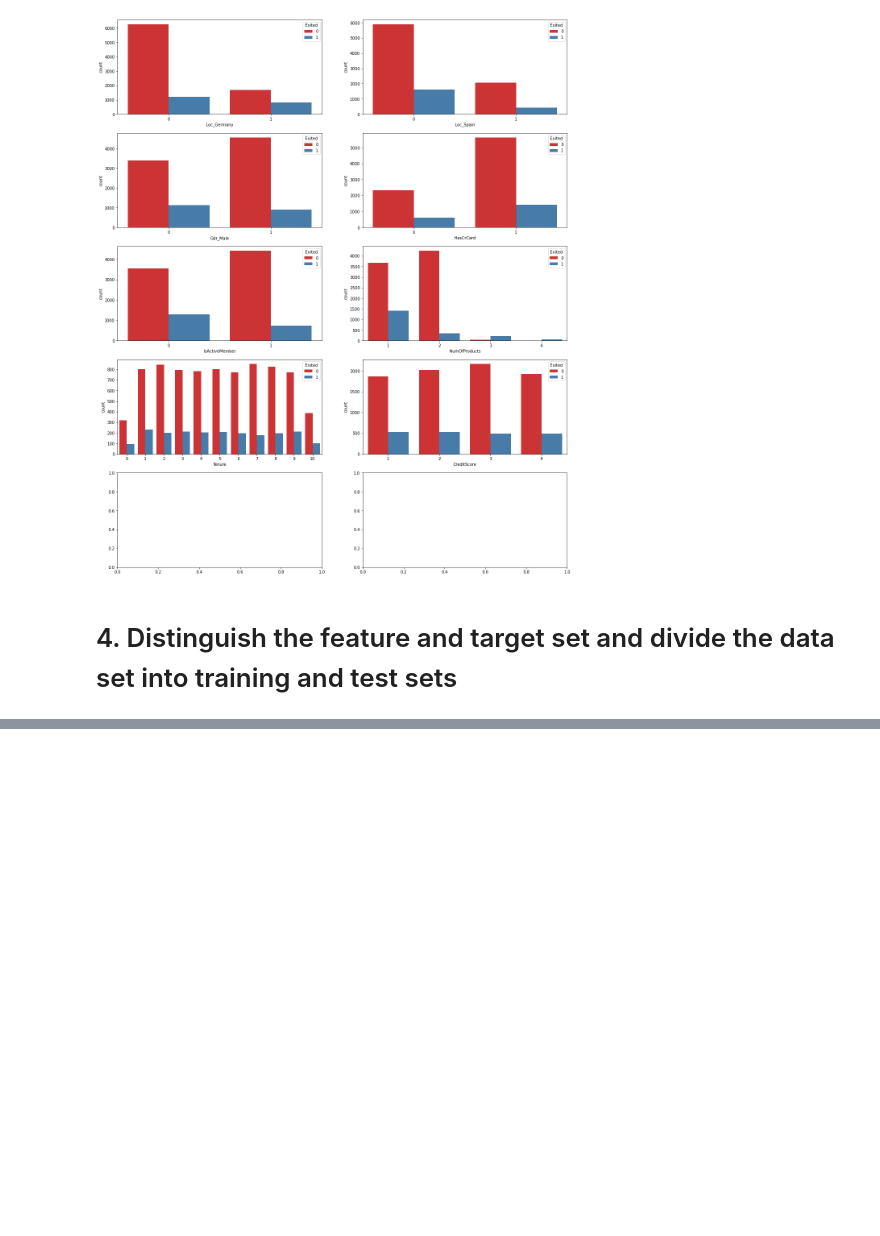
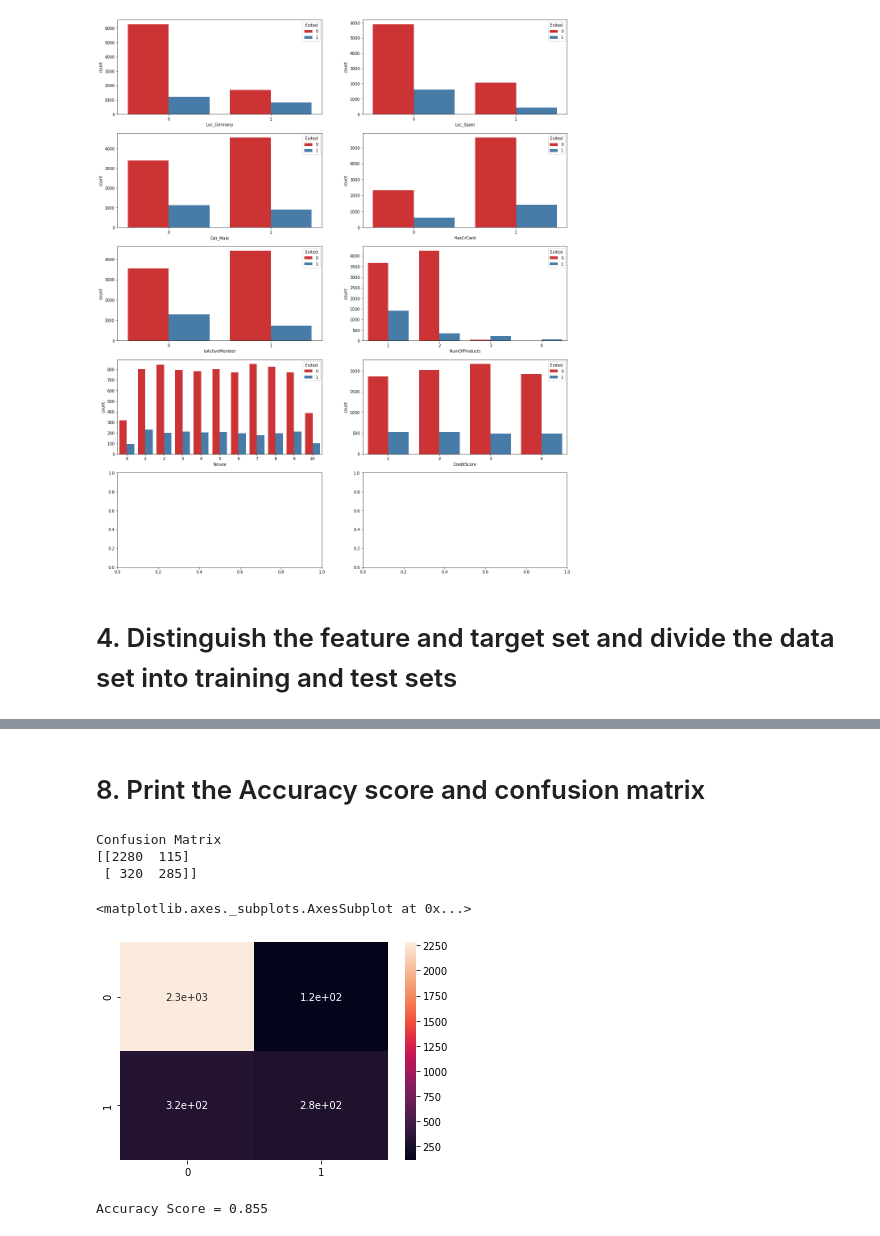
Before and after one commit to kumarand-tcs/AIML-Projects, a Jupyter notebook: BCCP.ipynb, the cells around one changed output, grey strips where cells are left out. Saved outputs shown, nothing was run; the diff lists cells and outputs as text; code cells hidden in the pictures; blank space fills up the shorter version.

```diff
--- a/BCCP.ipynb
+++ b/BCCP.ipynb
@@ -217,0 +289,8 @@ plt.show()
+# %%
+ncols = X_train.shape[0]
+model = Sequential()                                                                                  # Lets initialize the constructor
+model.add(Dense(20, activation='softmax'))                                                            # First hidden layer
+model.add(Dense(10, activation='softmax'))                                                            # Second hidden layer
+model.add(Dense(1, activation = 'softmax'))                                                           # Output layer with one neuron
+model.compile(optimizer='adam', loss='binary_crossentropy',  metrics = ['accuracy'])
+model.fit(X_train,y_train,epochs=25,validation_data=(X_test,y_test),batch_size=32)
@@ -217,0 +316,8 @@ plt.show()
+# %%
+ncols = X_train.shape[0]
+model = Sequential()                                                                                  # Lets initialize the constructor
+model.add(Dense(20, activation='relu'))                                                               # First hidden layer
+model.add(Dense(10, activation='relu') )                                                              # Second hidden layer
+model.add(Dense(1, activation = 'sigmoid'))                                                           # Output layer with one neuron
+model.compile(optimizer='sgd', loss='categorical_crossentropy',  metrics = ['accuracy'])
+model.fit(X_train,y_train,epochs=50,validation_data=(X_test,y_test),batch_size=32)
@@ -217,0 +343,8 @@ plt.show()
+# %%
+ncols = X_train.shape[0]
+model = Sequential()                                                                                  # Lets initialize the constructor
+model.add(Dense(20, activation='relu'))                                                               # First hidden layer
+model.add(Dense(10, activation='relu') )                                                              # Second hidden layer
+model.add(Dense(1, activation = 'sigmoid'))                                                           # Output layer with one neuron
+model.compile(optimizer='adam', loss='binary_crossentropy',  metrics = ['accuracy'])
+model.fit(X_train,y_train,epochs=50,validation_data=(X_test,y_test),batch_size=32)
@@ -217,0 +375,5 @@ plt.show()
+# %%
+y_pred = model.predict(X_test)
+y_pred = (y_pred > 0.5)
+print('Predicting the results using 0.5 threshold')
+print(np.concatenate((y_pred.reshape(len(y_pred),1), y_test.reshape(len(y_test),1)),1))
@@ -217,0 +389,18 @@ plt.show()
+# %% [markdown]
+# 8. Print the Accuracy score and confusion matrix
+# %%
+from sklearn.metrics import confusion_matrix, accuracy_score
+cm = confusion_matrix(y_test, y_pred)
+print ('Confusion Matrix')
+print(cm)
+sns.heatmap(cm,  annot=True)
+# %% [output]
+Confusion Matrix
+[[2280  115]
+ [ 320  285]]
+<matplotlib.axes._subplots.AxesSubplot at 0x...>
+[figure, added]
+# %%
+print('Accuracy Score =', accuracy_score(y_test, y_pred))
+# %% [output]
+Accuracy Score = 0.855
```
Also changed, not shown: parts of 15 cells of this notebook.
